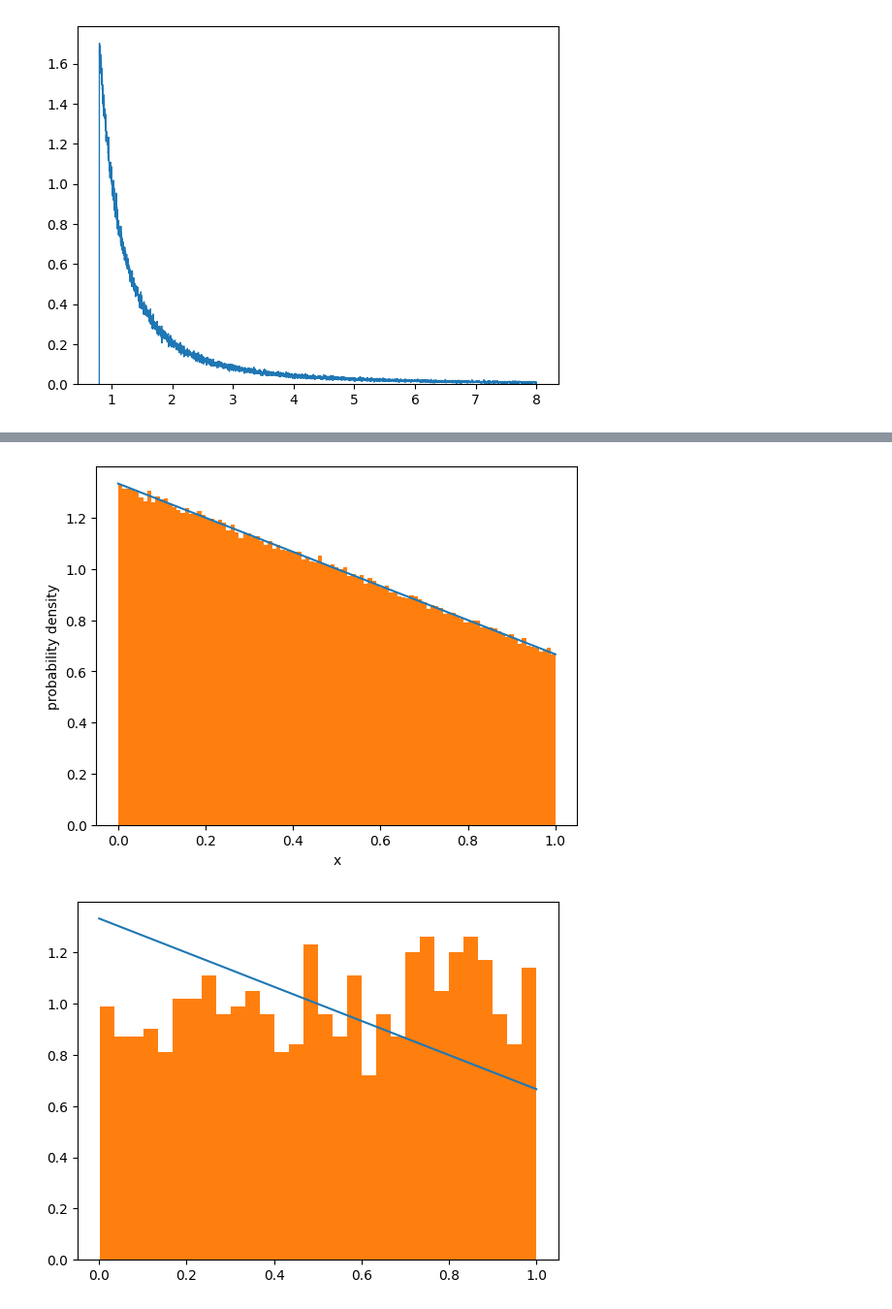
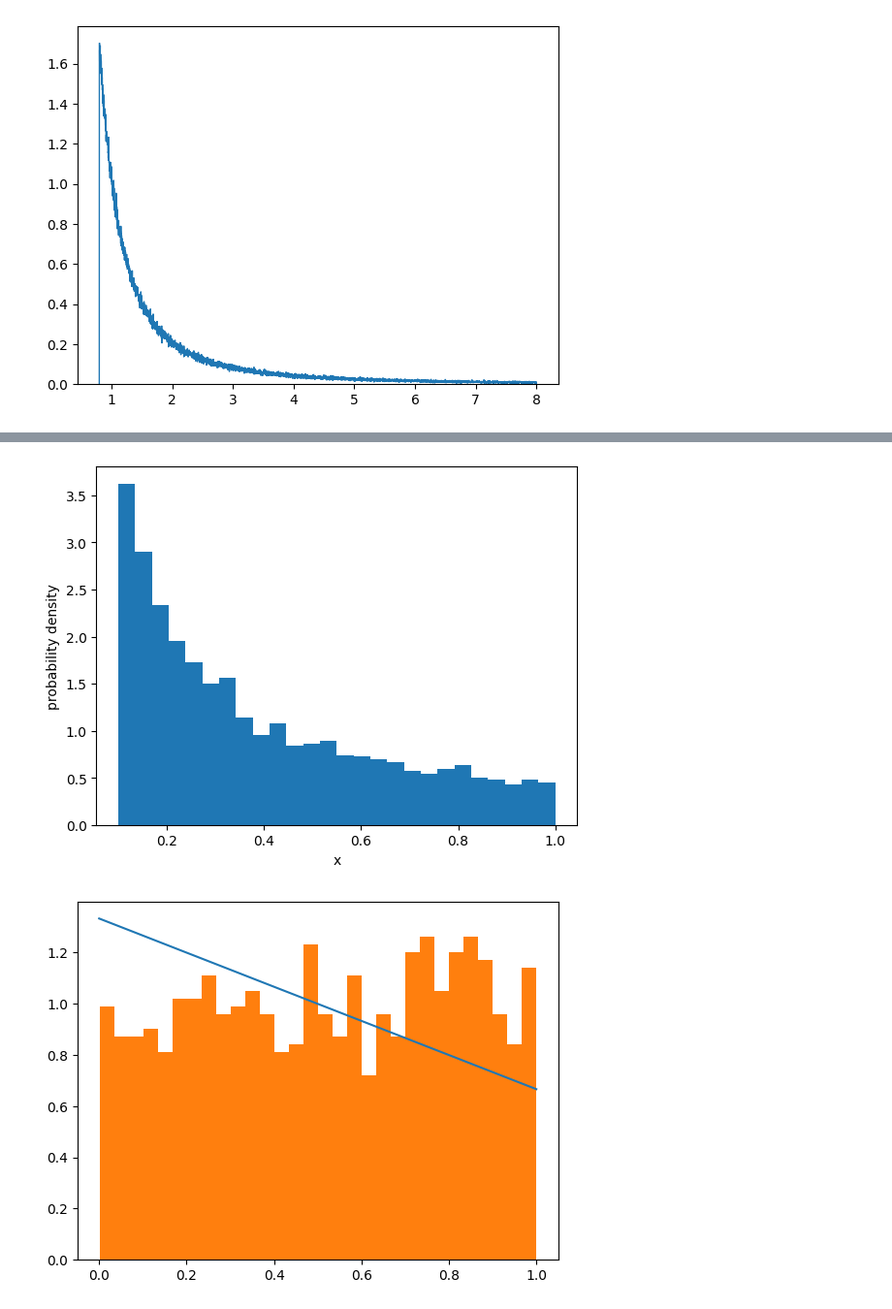
Before and after one commit to cheyanneshariat/OSPE_Scripts, a Jupyter notebook: OSPE_Setup.ipynb, the cells around one changed output, grey strips where cells are left out. Shown at 97% size. Cells and saved outputs as stored; diff of their text form; code cells hidden in the pictures.

```diff
--- a/OSPE_Setup.ipynb
+++ b/OSPE_Setup.ipynb
@@ -196,24 +196,31 @@ from scipy import interpolate
 import cProfile
 
 
-def f(x, which_one = 'linear'):
+def f1(x):
     # does not need to be normalized
-    if which_one == 'linear':
-        1 - 0.5*x
-    #return 1 - 0.5*x #np.exp(-x**2) * np.cos(3*x)**2 * (x-1)**4/np.cosh(1*x)
+    return 1 - 0.5*x
+def f2(x : np.ndarray):
+    x = x[x != 0]#make sure no 0s are present
+    return 1/x
 
 def sample(g):
-    x = np.linspace(0,1,100000)
+    x = np.linspace(0.1,1,10000)
+    x = x[x != 0] #make sure no 0s are present
     y = g(x)                        # probability density function, pdf
     cdf_y = np.cumsum(y)            # cumulative distribution function, cdf
-    cdf_y = cdf_y/cdf_y.max()       # takes care of normalizing cdf to 1.0
+    cdf_y = cdf_y/cdf_y.max()
+    # print(x, cdf_y)
+    # takes care of normalizing cdf to 1.0
     inverse_cdf = interpolate.interp1d(cdf_y,x, fill_value="extrapolate")    # this is a function
     return inverse_cdf
 
-def return_samples(N=1000000):
+def return_samples(N=10, which : int = 1):
     # let's generate some samples according to the chosen pdf, f(x)
-    uniform_samples  = rndm(int(N))
-    required_samples = sample(f)(uniform_samples)
+    uniform_samples  = np.random.random(int(N))
+    if which==1:
+        required_samples = sample(f1)(uniform_samples)
+    if which==2:
+        required_samples = sample(f2)(uniform_samples)
     return required_samples
 
-# cProfile.run('return_samples()')
+cProfile.run('return_samples()');
@@ -290,14 +318,14 @@ def initial_conditions(IMF : str = '1', both_masses : bool = False, IMRD : str =
         return initial_conditions(IMF = IMF_chosen, IMRD = IMRD_chosen)
 # %%
 ## plot
-x = np.linspace(0,1,10000)
+x = np.linspace(0.1,1,10000)
 fig,ax = plt.subplots()
 ax.set_xlabel('x')
 ax.set_ylabel('probability density')
-ax.plot(x,f(x)/np.sum(f(x)*(x[1]-x[0])) )
-ax.hist(return_samples(1000000),bins='auto',density=True,range=(x.min(),x.max()))
+# ax.plot(x,f2(x)/np.sum(f(x)*(x[1]-x[0])) )
+ax.hist(return_samples(N = 10000, which=2),bins='auto',density=True,range=(x.min(),x.max()))
 plt.show()
 # %% [output]
-[figure, old version]
+[figure, new version]
 # %%
 m1s,m2s,m3s,a1s,a2s = [],[],[],[],[]
```
Also changed, not shown: parts of 6 cells of this notebook.
